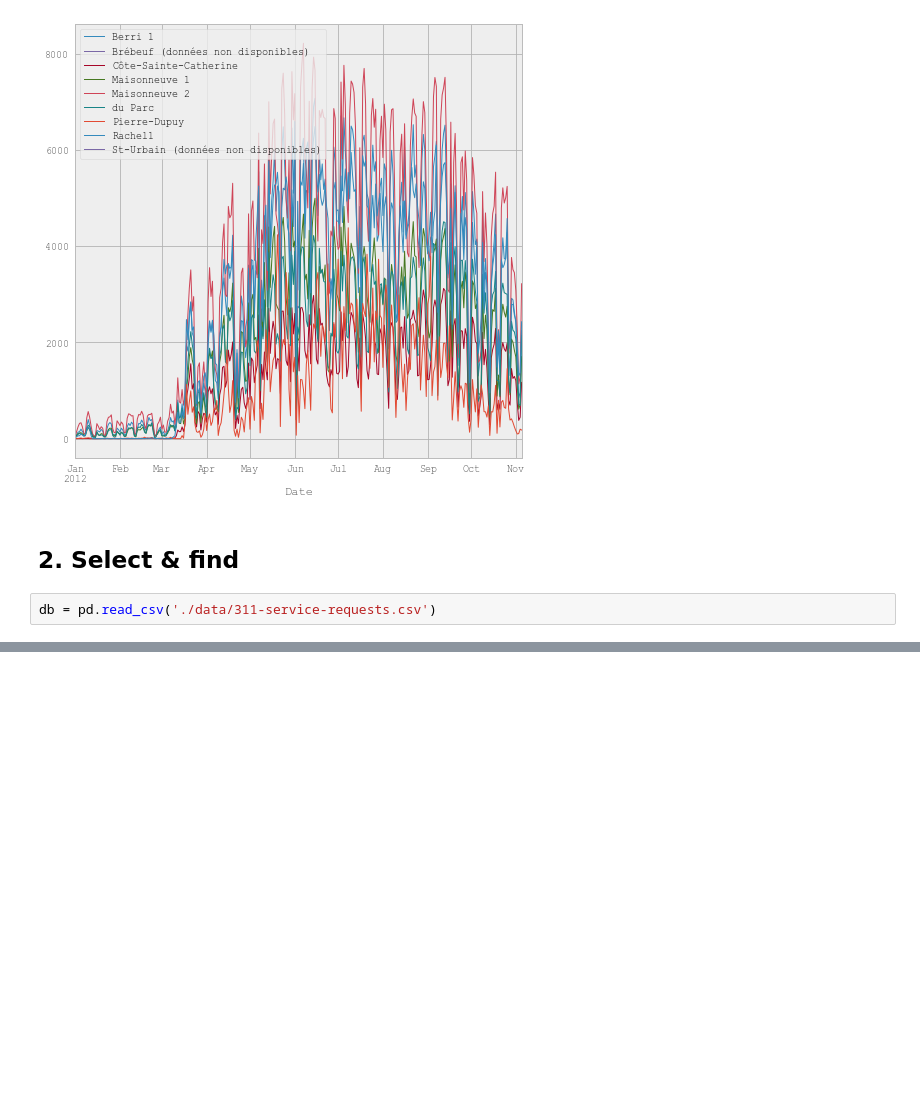
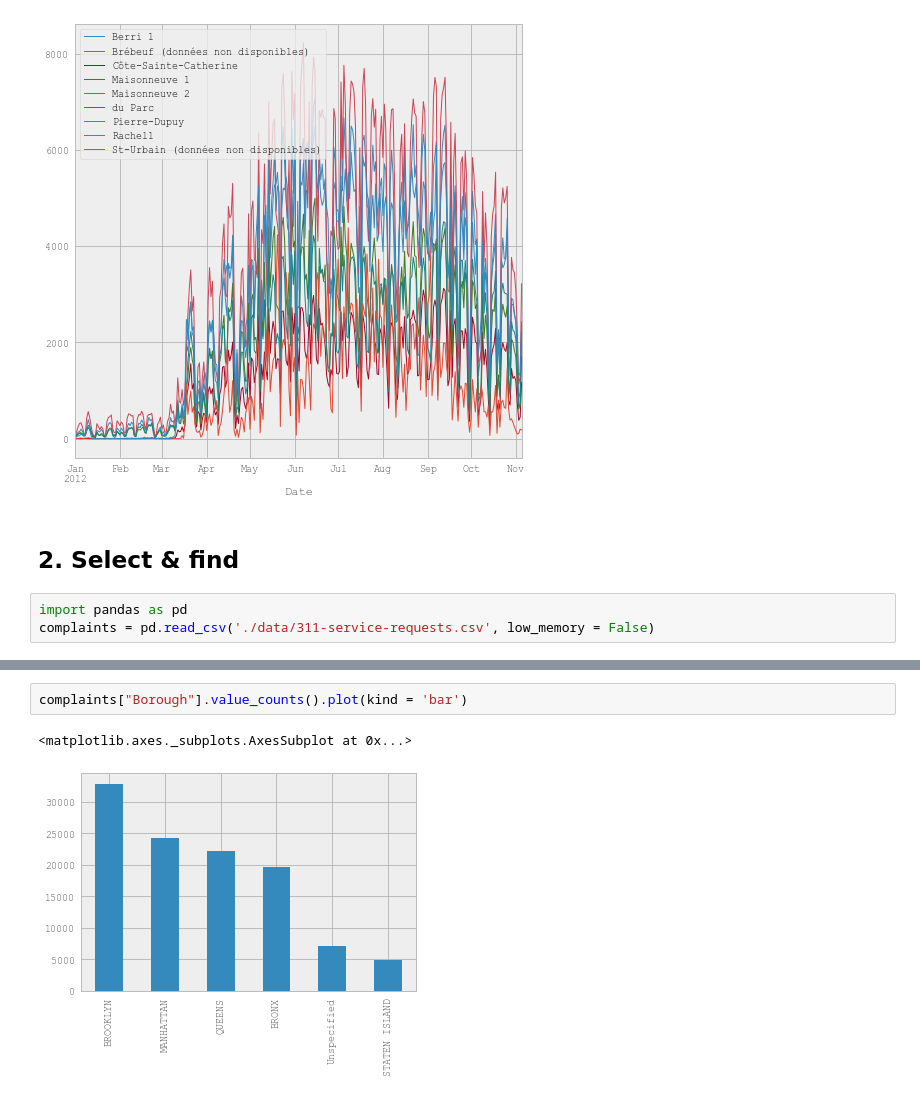
Before and after one commit to WojciechSupko/JupyterStuff, a Jupyter notebook: PandasTutorial.ipynb, the cells around one changed output, grey strips where cells are left out. Saved outputs shown, nothing was run; the diff lists cells and outputs as text; blank space fills up the shorter version.

```diff
--- a/PandasTutorial.ipynb
+++ b/PandasTutorial.ipynb
@@ -48,5 +48,6 @@ fix_df.plot(figsize=(8, 8))
 # %% [markdown]
 ## 2. Select & find
 # %%
-db = pd.read_csv('./data/311-service-requests.csv')
+import pandas as pd
+complaints = pd.read_csv('./data/311-service-requests.csv', low_memory = False)
 # %%
@@ -81,0 +78,5 @@ db
+# %%
+complaints["Borough"].value_counts().plot(kind = 'bar')
+# %% [output]
+<matplotlib.axes._subplots.AxesSubplot at 0x...>
+[figure, added]
```
Also changed, not shown: parts of 4 cells of this notebook.
